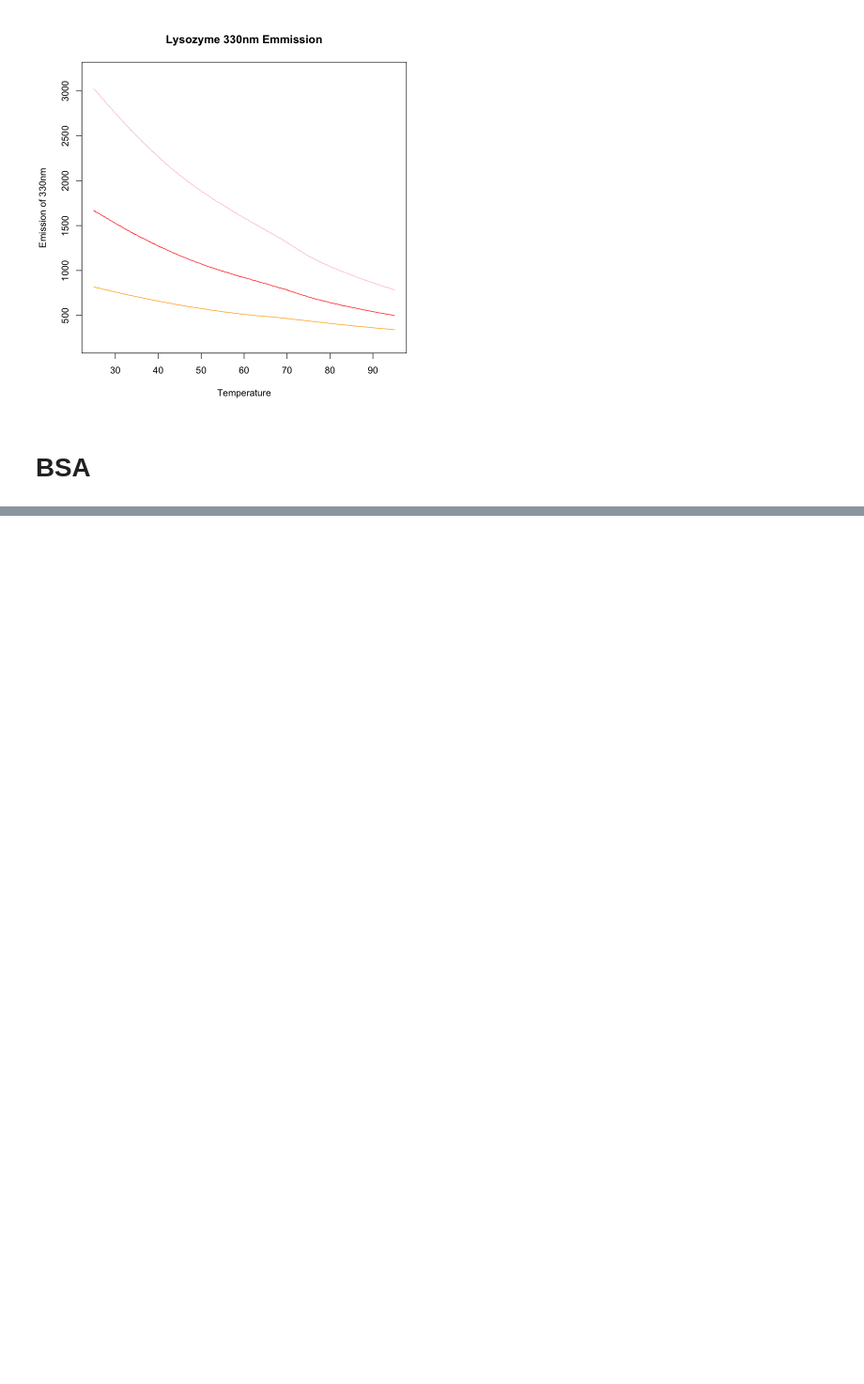
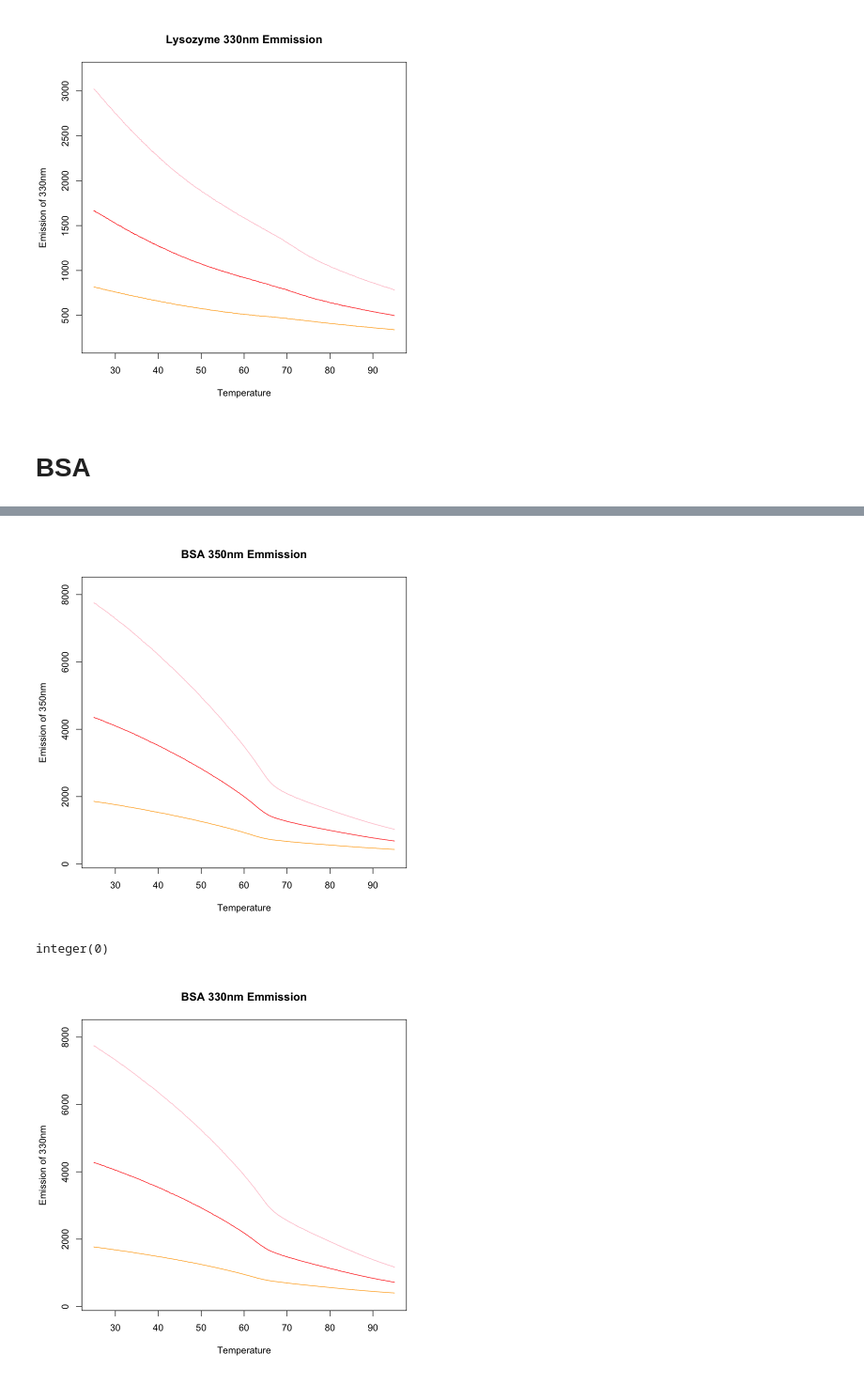
Before and after one commit to zrthxn/molbiolab, a Jupyter notebook: temp-unfolding.ipynb, the cells around one changed output, grey strips where cells are left out. Shown at 94% size. Drawn from its saved outputs; the diff is of its cells as text; code cells hidden in the pictures; blank space fills up the shorter version.

```diff
--- a/temp-unfolding.ipynb
+++ b/temp-unfolding.ipynb
@@ -79,0 +80,26 @@ lines(x = data$Temperature.for.Cap.32...C., y = data$Ratio.350.nm...330.nm.for.C
+# %%
+# Emission of 350nm
+
+Eg1 <- plot(x = data$Temperature.for.Cap.30...C., y = data$X350.nm.for.Cap.30, col="orange",
+     type = "l",
+     ylim = c(200,8200),
+     xlab="Temperature", ylab="Emission of 350nm",
+     main="BSA 350nm Emmission") +
+lines(x = data$Temperature.for.Cap.31...C., y = data$X350.nm.for.Cap.31, col="red") +
+lines(x = data$Temperature.for.Cap.32...C., y = data$X350.nm.for.Cap.32, col="pink")
+
+# Emission of 330nm
+
+Eg2 <- plot(x = data$Temperature.for.Cap.30...C., y = data$X330.nm.for.Cap.30, col="orange",
+     type = "l",
+     ylim = c(200,8200),
+     xlab="Temperature", ylab="Emission of 330nm",
+     main="BSA 330nm Emmission") +
+lines(x = data$Temperature.for.Cap.31...C., y = data$X330.nm.for.Cap.31, col="red") +
+lines(x = data$Temperature.for.Cap.32...C., y = data$X330.nm.for.Cap.32, col="pink")
+
+Eg1 + Eg2
+# %% [output]
+[figure, added]
+integer(0)
+[figure, added]
```
Also changed, not shown: parts of 2 cells of this notebook, 3 other files.
